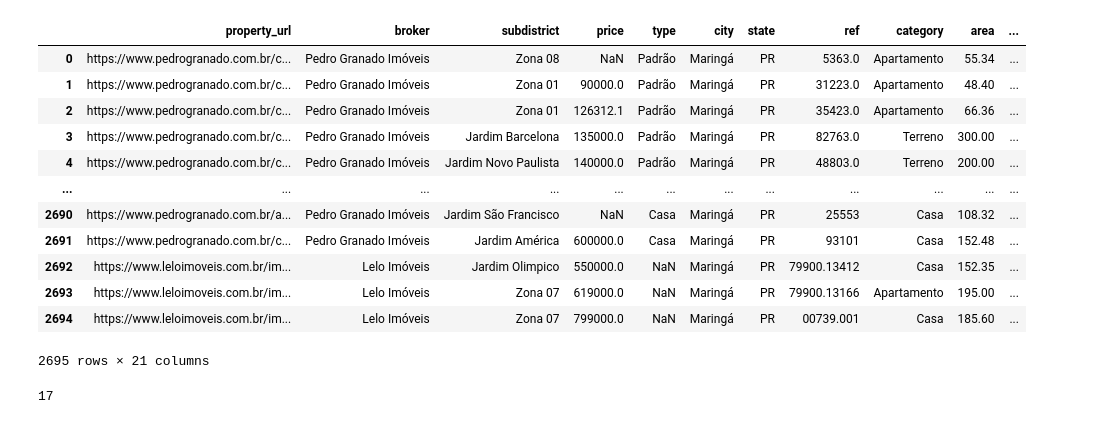
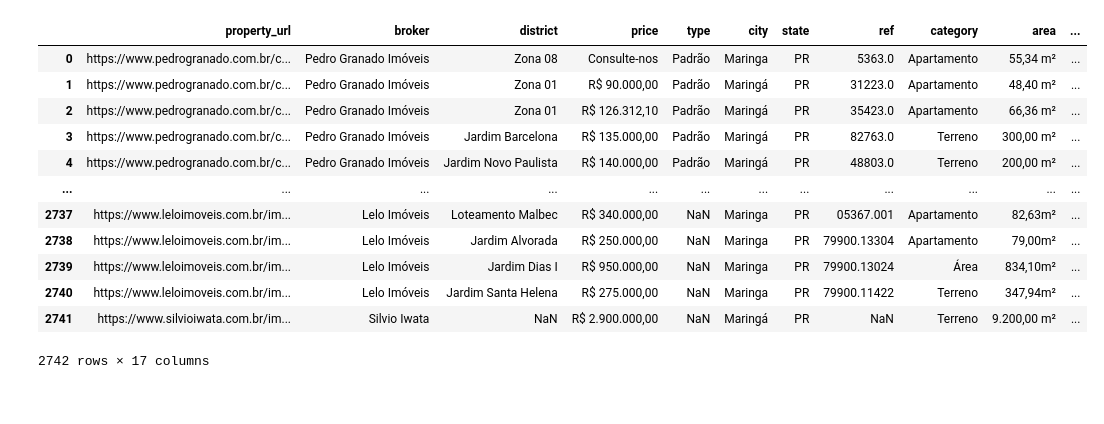
Before and after one commit to joaopaivaa/Maringa-Housing-Prices, a Jupyter notebook: silver_layer_treatment.ipynb, the cells around one changed output. Saved outputs shown, nothing was run; the diff lists cells and outputs as text; code cells hidden in the pictures.

Commit message:
update silver layer treatment

```diff
--- a/filtering.ipynb
+++ b/silver_layer_treatment.ipynb
@@ -1,19 +1,19 @@
 # %%
 import pandas as pd
 # %%
-df = pd.read_csv('silver/Properties_silver.csv', encoding='utf-8', sep=';')
+df = pd.read_csv('bronze/Properties.csv', encoding='utf-8', sep=';')
 df
 # %% [output]
-|  | property_url | broker | subdistrict | price | type | city | state | ref | category | area | ... |
-| 0 | https://www.pedrogranado.com.br/c... | Pedro Granado Imóveis | Zona 08 | NaN | Padrão | Maringá | PR | 5363.0 | Apartamento | 55.34 | ... |
-| 1 | https://www.pedrogranado.com.br/c... | Pedro Granado Imóveis | Zona 01 | 90000.0 | Padrão | Maringá | PR | 31223.0 | Apartamento | 48.40 | ... |
-| 2 | https://www.pedrogranado.com.br/c... | Pedro Granado Imóveis | Zona 01 | 126312.1 | Padrão | Maringá | PR | 35423.0 | Apartamento | 66.36 | ... |
-| 3 | https://www.pedrogranado.com.br/c... | Pedro Granado Imóveis | Jardim Barcelona | 135000.0 | Padrão | Maringá | PR | 82763.0 | Terreno | 300.00 | ... |
-| 4 | https://www.pedrogranado.com.br/c... | Pedro Granado Imóveis | Jardim Novo Paulista | 140000.0 | Padrão | Maringá | PR | 48803.0 | Terreno | 200.00 | ... |
+|  | property_url | broker | district | price | type | city | state | ref | category | area | ... |
+| 0 | https://www.pedrogranado.com.br/c... | Pedro Granado Imóveis | Zona 08 | Consulte-nos | Padrão | Maringa | PR | 5363.0 | Apartamento | 55,34 m² | ... |
+| 1 | https://www.pedrogranado.com.br/c... | Pedro Granado Imóveis | Zona 01 | R$ 90.000,00 | Padrão | Maringá | PR | 31223.0 | Apartamento | 48,40 m² | ... |
+| 2 | https://www.pedrogranado.com.br/c... | Pedro Granado Imóveis | Zona 01 | R$ 126.312,10 | Padrão | Maringá | PR | 35423.0 | Apartamento | 66,36 m² | ... |
+| 3 | https://www.pedrogranado.com.br/c... | Pedro Granado Imóveis | Jardim Barcelona | R$ 135.000,00 | Padrão | Maringá | PR | 82763.0 | Terreno | 300,00 m² | ... |
+| 4 | https://www.pedrogranado.com.br/c... | Pedro Granado Imóveis | Jardim Novo Paulista | R$ 140.000,00 | Padrão | Maringá | PR | 48803.0 | Terreno | 200,00 m² | ... |
 | ... | ... | ... | ... | ... | ... | ... | ... | ... | ... | ... | ... |
-| 2690 | https://www.pedrogranado.com.br/a... | Pedro Granado Imóveis | Jardim São Francisco | NaN | Casa | Maringá | PR | 25553 | Casa | 108.32 | ... |
-| 2691 | https://www.pedrogranado.com.br/c... | Pedro Granado Imóveis | Jardim América | 600000.0 | Casa | Maringá | PR | 93101 | Casa | 152.48 | ... |
-| 2692 | https://www.leloimoveis.com.br/im... | Lelo Imóveis | Jardim Olimpico | 550000.0 | NaN | Maringá | PR | 79900.13412 | Casa | 152.35 | ... |
-| 2693 | https://www.leloimoveis.com.br/im... | Lelo Imóveis | Zona 07 | 619000.0 | NaN | Maringá | PR | 79900.13166 | Apartamento | 195.00 | ... |
-| 2694 | https://www.leloimoveis.com.br/im... | Lelo Imóveis | Zona 07 | 799000.0 | NaN | Maringá | PR | 00739.001 | Casa | 185.60 | ... |
+| 2737 | https://www.leloimoveis.com.br/im... | Lelo Imóveis | Loteamento Malbec | R$ 340.000,00 | NaN | Maringa | PR | 05367.001 | Apartamento | 82,63m² | ... |
+| 2738 | https://www.leloimoveis.com.br/im... | Lelo Imóveis | Jardim Alvorada | R$ 250.000,00 | NaN | Maringa | PR | 79900.13304 | Apartamento | 79,00m² | ... |
+| 2739 | https://www.leloimoveis.com.br/im... | Lelo Imóveis | Jardim Dias I | R$ 950.000,00 | NaN | Maringa | PR | 79900.13024 | Área | 834,10m² | ... |
+| 2740 | https://www.leloimoveis.com.br/im... | Lelo Imóveis | Jardim Santa Helena | R$ 275.000,00 | NaN | Maringa | PR | 79900.11422 | Terreno | 347,94m² | ... |
+| 2741 | https://www.silvioiwata.com.br/im... | Silvio Iwata | NaN | R$ 2.900.000,00 | NaN | Maringá | PR | NaN | Terreno | 9.200,00 m² | ... |
-2695 rows × 21 columns
+2742 rows × 17 columns
@@ -27,9 +83,5 @@ df = df[df['city'] == 'Maringá']
 # %%
 df.drop(columns=['property_url', 'ref', 'city', 'state'], inplace=True)
-# %%
-len(df.columns)
-# %% [output]
-17
 # %%
 df.dropna(subset=['district', 'price']).reset_index(drop=True, inplace=True)
 # %%
```
Also changed, not shown: parts of 8 cells of this notebook, 2 other files.
